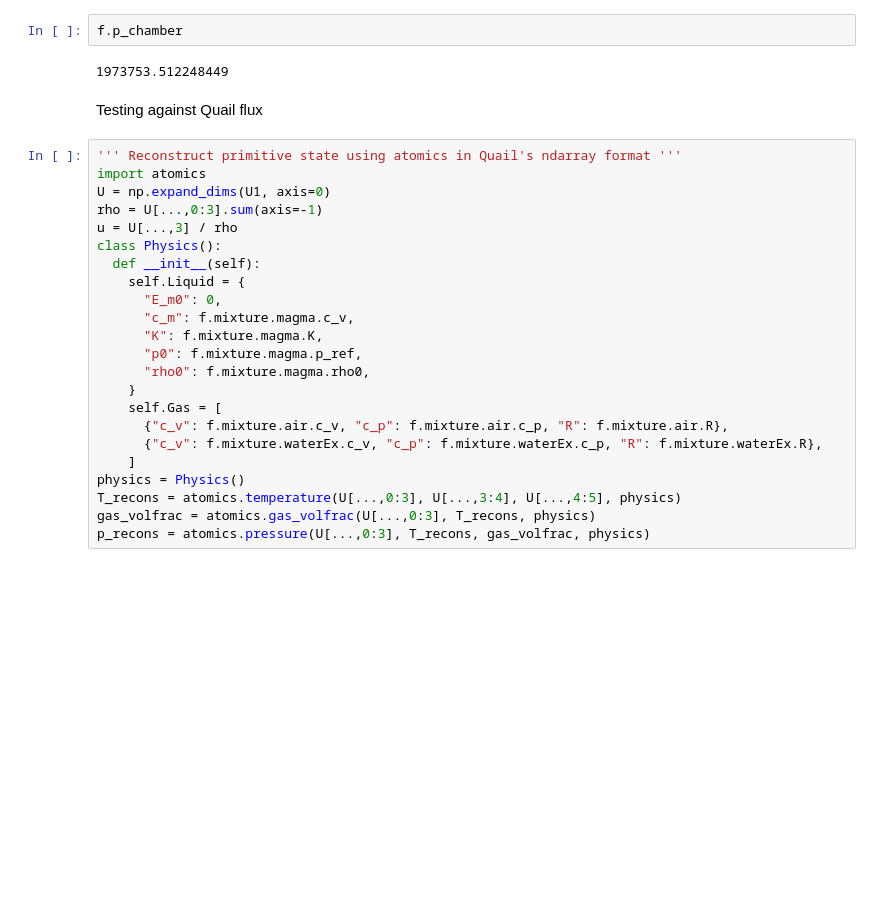
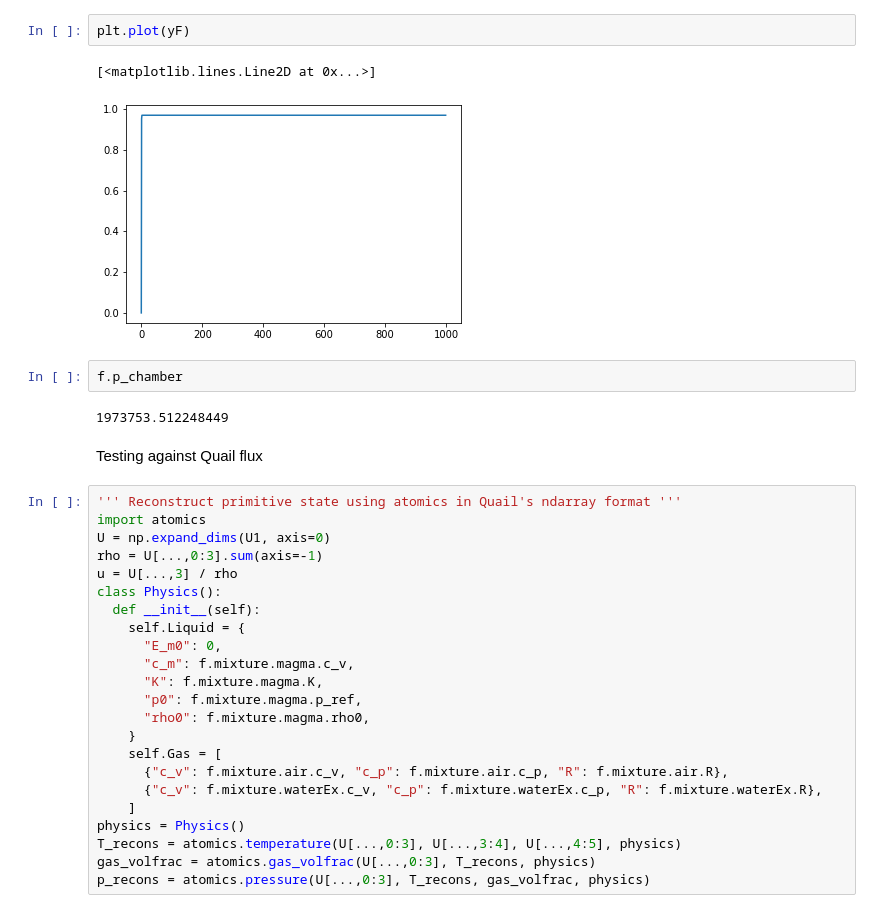
Before and after one commit to fredriclam/compressible-conduit-steady, a Jupyter notebook: steady_state_tester.ipynb, the cells around one changed output. Cells and saved outputs as stored; diff of their text form; blank space fills up the shorter version.

```diff
--- a/steady_state_tester.ipynb
+++ b/steady_state_tester.ipynb
@@ -44,3 +44,8 @@ Pressure matching for vent pressure at given velocity.
+# %%
+plt.plot(yF)
+# %% [output]
+[<matplotlib.lines.Line2D at 0x...>]
+[figure, added]
 # %%
 f.p_chamber
 # %% [output]
```
Also changed, not shown: parts of 4 cells of this notebook, 1 other file.
